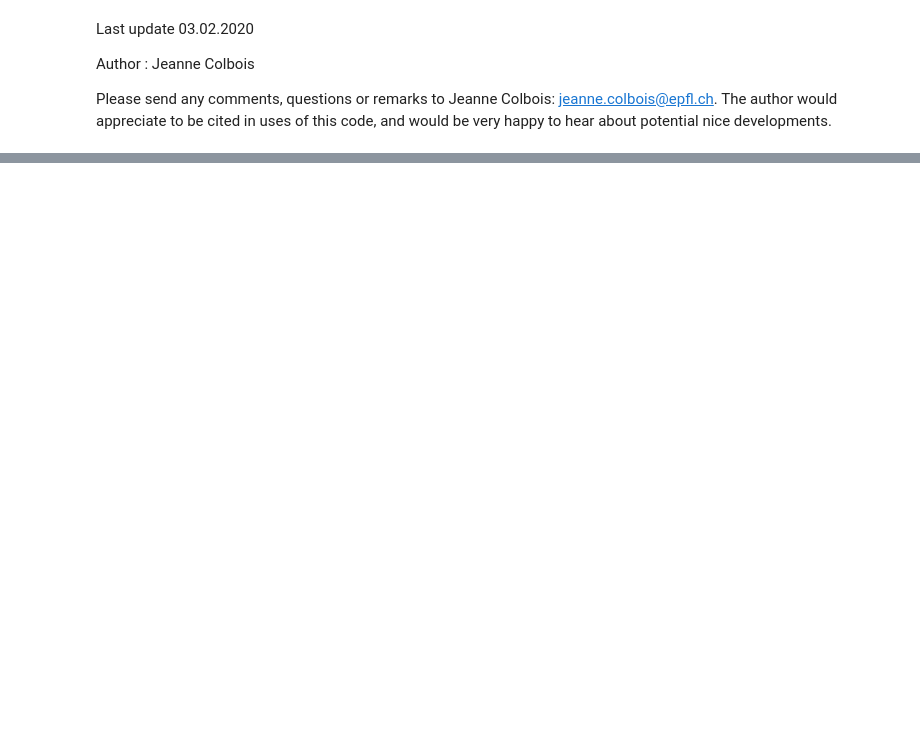
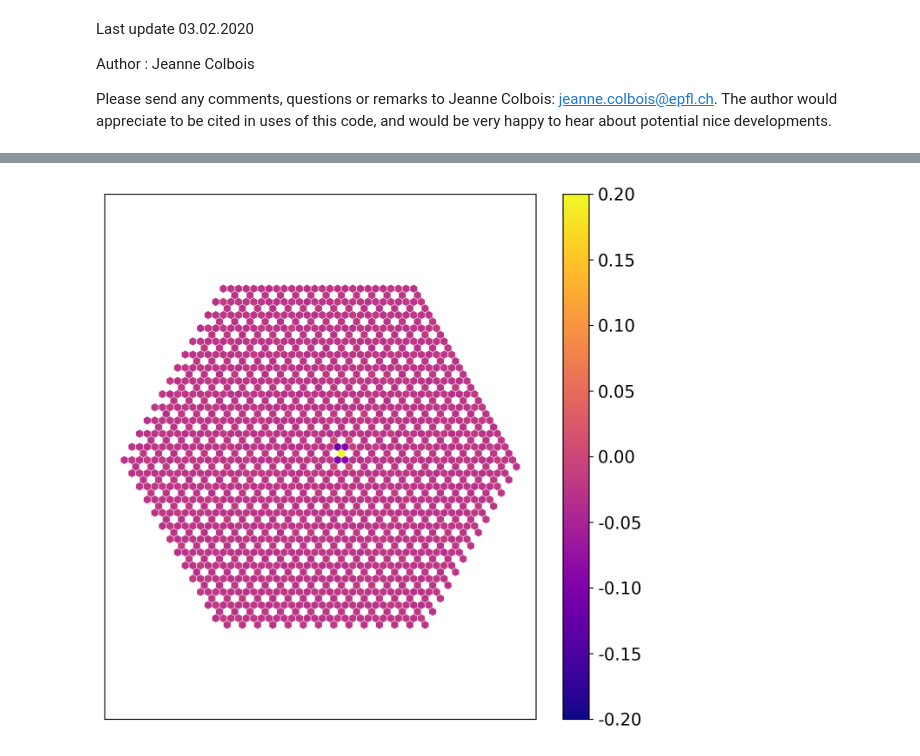
Before and after one commit to jeannecolbois/myopic-dual-worm, a Jupyter notebook: dualworm-kagome/AnalysisBasis_OBCCorrelations_SeveralFiles.ipynb, the cells around one changed output, grey strips where cells are left out. Cells and saved outputs as stored; diff of their text form; code cells hidden in the pictures; blank space fills up the shorter version.

Commit message:
Analyzing correlations as averaged over the sample

```diff
--- a/dualworm-kagome/AnalysisBasis_OBCCorrelations_SeveralFiles.ipynb
+++ b/dualworm-kagome/AnalysisBasis_OBCCorrelations_SeveralFiles.ipynb
@@ -89,7 +102,7 @@ secondfilename = ['54-1_Demag7_1-BL_spin_config.txt']
 L = 12
 domap = True
 compute = True
-subtractm = True
+subtractm = False
 periodic = True
 testsquare = False
 centered = False
@@ -274,8 +298,8 @@ if SF:
     kdraw.plot_function_reciprocal(np.real(StrctFact[:,1,2]+StrctFact[:,2,1])/2, L, 2, s = size)
 else:
     fig, ax = plt.subplots(figsize = (8,8),dpi=200)
-    kdraw.plot_function_kag(Correlations[0], L, 1.5)
+    kdraw.plot_function_kag(Correlations[0], L, 1.5, vmin = -1, vmax = 1)
     fig, ax = plt.subplots(figsize = (8,8),dpi=200)
-    kdraw.plot_function_kag(Correlations[1], L, 1.5)
+    kdraw.plot_function_kag(Correlations[1], L, 1.5, vmin = -1, vmax = 1)
     fig, ax = plt.subplots(figsize = (8,8),dpi=200)
-    kdraw.plot_function_kag(Correlations[2], L, 1.5)
+    kdraw.plot_function_kag(Correlations[2], L, 1.5, vmin = -1, vmax = 1)
@@ -301,20 +308,58 @@ print(AVGStrctFact.shape)
 # %%
+n = len(secondfilename)
 
-vmin = -1
-vmax = 1
-size = (175/L)**2
-fig, ax = plt.subplots(figsize = (8,8),dpi=200)
-kdraw.plot_function_reciprocal(np.real(AVGStrctFact[:,0,0]), L, 2, s = size, vmin = vmin, vmax = vmax)
-fig, ax = plt.subplots(figsize = (8,8),dpi=200)
-kdraw.plot_function_reciprocal(np.real(AVGStrctFact[:,1,1]), L, 2, s = size, vmin = vmin, vmax = vmax)
-fig, ax = plt.subplots(figsize = (8,8),dpi=200)
-kdraw.plot_function_reciprocal(np.real(AVGStrctFact[:,2,2]), L, 2, s = size, vmin = vmin, vmax = vmax)
-fig, ax = plt.subplots(figsize = (8,8),dpi=200)
-kdraw.plot_function_reciprocal(np.real(AVGStrctFact[:,0,1]+AVGStrctFact[:,1,0])/2, L, 2, s = size, vmin = vmin, vmax = vmax)
-fig, ax = plt.subplots(figsize = (8,8),dpi=200)
-kdraw.plot_function_reciprocal(np.real(AVGStrctFact[:,0,2]+AVGStrctFact[:,2,0])/2, L, 2, s = size, vmin = vmin, vmax = vmax)
-fig, ax = plt.subplots(figsize = (8,8),dpi=200)
-kdraw.plot_function_reciprocal(np.real(AVGStrctFact[:,1,2]+AVGStrctFact[:,2,1])/2, L, 2, s = size, vmin = vmin, vmax = vmax)
+if SF:
+    StrctFactList = []
+    for i in range(n):
+        StrctFactList.append(np.load(secondfoldername[i] + secondfilename[i][0:-4] + "_strctfact_subm={0}".format(subtractm) + "PBC={0}".format(periodic)+".npy"))
+    AVGStrctFact = np.array(StrctFactList)
+    AVGStrctFact = AVGStrctFact.sum(0)/20
+    vmin = -1
+    vmax = 1
+    size = (175/L)**2
+    fig, ax = plt.subplots(figsize = (8,8),dpi=200)
+    kdraw.plot_function_reciprocal(np.real(AVGStrctFact[:,0,0]), L, 2, s = size, vmin = vmin, vmax = vmax)
+    fig, ax = plt.subplots(figsize = (8,8),dpi=200)
+    kdraw.plot_function_reciprocal(np.real(AVGStrctFact[:,1,1]), L, 2, s = size, vmin = vmin, vmax = vmax)
+    fig, ax = plt.subplots(figsize = (8,8),dpi=200)
+    kdraw.plot_function_reciprocal(np.real(AVGStrctFact[:,2,2]), L, 2, s = size, vmin = vmin, vmax = vmax)
+    fig, ax = plt.subplots(figsize = (8,8),dpi=200)
+    kdraw.plot_function_reciprocal(np.real(AVGStrctFact[:,0,1]+AVGStrctFact[:,1,0])/2, L, 2, s = size, vmin = vmin, vmax = vmax)
+    fig, ax = plt.subplots(figsize = (8,8),dpi=200)
+    kdraw.plot_function_reciprocal(np.real(AVGStrctFact[:,0,2]+AVGStrctFact[:,2,0])/2, L, 2, s = size, vmin = vmin, vmax = vmax)
+    fig, ax = plt.subplots(figsize = (8,8),dpi=200)
+    kdraw.plot_function_reciprocal(np.real(AVGStrctFact[:,1,2]+AVGStrctFact[:,2,1])/2, L, 2, s = size, vmin = vmin, vmax = vmax)
+    fig, ax = plt.subplots(figsize = (8,8),dpi=200)
+    kdraw.plot_function_reciprocal(np.real(AVGStrctFact[:,0,0] +AVGStrctFact[:,1,1]+AVGStrctFact[:,2,2]), L, 2, s = size, vmin = vmin, vmax = vmax)
+else:
+    if subtractm:
+        CorrelationsList = []
+        for i in range(n):
+            CorrelationsList.append(np.load(secondfoldername[i] + secondfilename[i][0:-4] + "_correlations_subm={0}".format(subtractm) +"_Centered=false.npy"))
+        AVGCorrelations = np.array(CorrelationsList)
+        AVGCorrelations = AVGCorrelations.sum(0)/20
 
-fig, ax = plt.subplots(figsize = (8,8),dpi=200)
-kdraw.plot_function_reciprocal(np.real(AVGStrctFact[:,0,0] +AVGStrctFact[:,1,1]+AVGStrctFact[:,2,2]), L, 2, s = size, vmin = vmin, vmax = vmax)
+        fig, ax = plt.subplots(figsize = (8,8),dpi=200)
+        kdraw.plot_function_kag(AVGCorrelations[0], L, 1.5, vmin = -0.2, vmax = 0.2)
+        fig, ax = plt.subplots(figsize = (8,8),dpi=200)
+        kdraw.plot_function_kag(AVGCorrelations[1], L, 1.5, vmin = -0.2, vmax = 0.2)
+        fig, ax = plt.subplots(figsize = (8,8),dpi=200)
+        kdraw.plot_function_kag(AVGCorrelations[2], L, 1.5, vmin = -0.2, vmax = 0.2)
+    else:
+        m = -0.193139469
+        SSList = []
+        for i in range(n):
+            SSList.append(np.load(secondfoldername[i] + secondfilename[i][0:-4] + "_correlations_subm={0}".format(subtractm) +"_Centered=false.npy"))
+        AVGss = np.array(SSList)
+        AVGss = AVGss.sum(0)/20
+
+        AVGCorrelations = AVGss - m**2
+
+        fig, ax = plt.subplots(figsize = (8,8),dpi=200)
+        kdraw.plot_function_kag(AVGCorrelations[0], L, 1.5, vmin = -0.2, vmax = 0.2)
+        fig, ax = plt.subplots(figsize = (8,8),dpi=200)
+        kdraw.plot_function_kag(AVGCorrelations[1], L, 1.5, vmin = -0.2, vmax = 0.2)
+        fig, ax = plt.subplots(figsize = (8,8),dpi=200)
+        kdraw.plot_function_kag(AVGCorrelations[2], L, 1.5, vmin = -0.2, vmax = 0.2)
+# %% [output]
+[figure, added]
```
Also changed, not shown: parts of 16 cells of this notebook, 5 other files.
